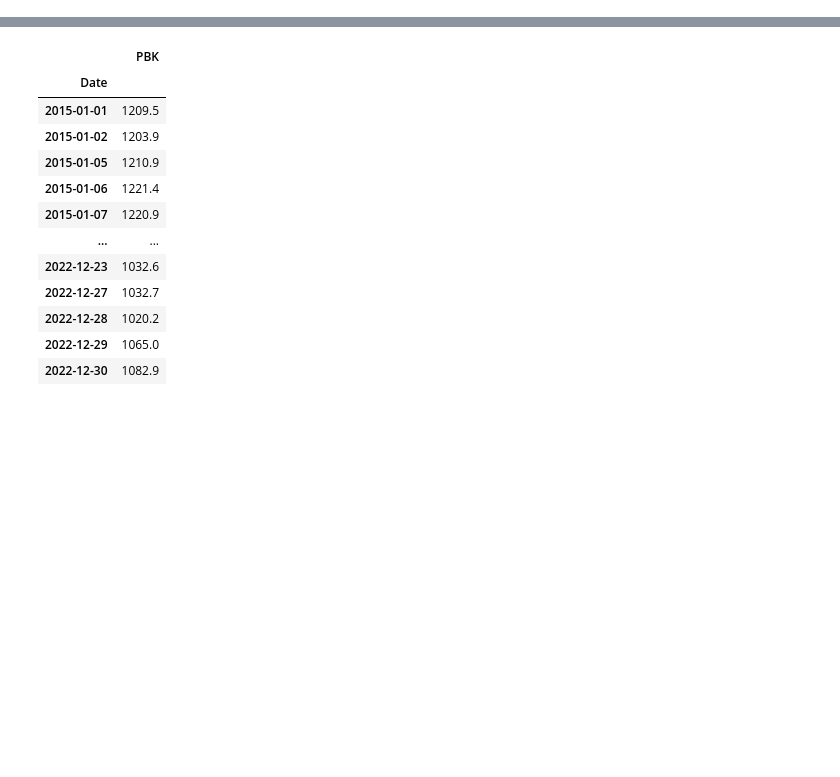
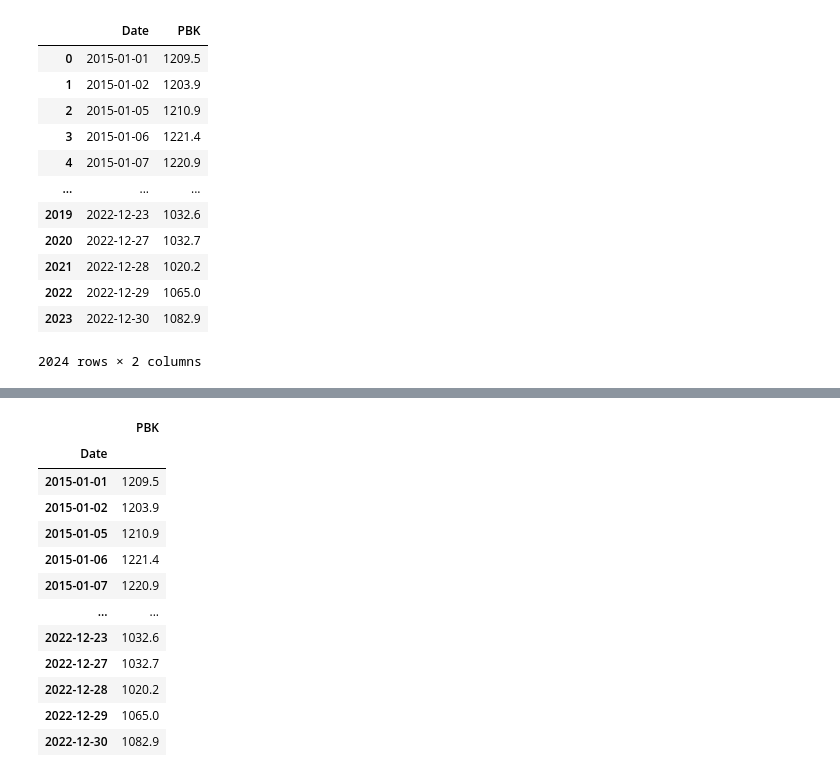
Before and after one commit to HoangLeebadboiz/MinhAnh, a Jupyter notebook: codeforMinhAnh.ipynb, the cells around one changed output, grey strips where cells are left out. Cells and saved outputs as stored; diff of their text form; code cells hidden in the pictures; blank space fills up the shorter version.

```diff
--- a/codeforMinhAnh.ipynb
+++ b/codeforMinhAnh.ipynb
@@ -15,0 +33,17 @@ from statsmodels.tsa.api import VAR
+# %%
+PBK_df = full_df.drop(axis=1, columns=['PP', 'PB'])
+PBK_df
+# %% [output]
+|  | Date | PBK |
+| 0 | 2015-01-01 | 1209.5 |
+| 1 | 2015-01-02 | 1203.9 |
+| 2 | 2015-01-05 | 1210.9 |
+| 3 | 2015-01-06 | 1221.4 |
+| 4 | 2015-01-07 | 1220.9 |
+| ... | ... | ... |
+| 2019 | 2022-12-23 | 1032.6 |
+| 2020 | 2022-12-27 | 1032.7 |
+| 2021 | 2022-12-28 | 1020.2 |
+| 2022 | 2022-12-29 | 1065.0 |
+| 2023 | 2022-12-30 | 1082.9 |
+2024 rows × 2 columns
```
Also changed, not shown: parts of 83 cells of this notebook, 1 other file.
